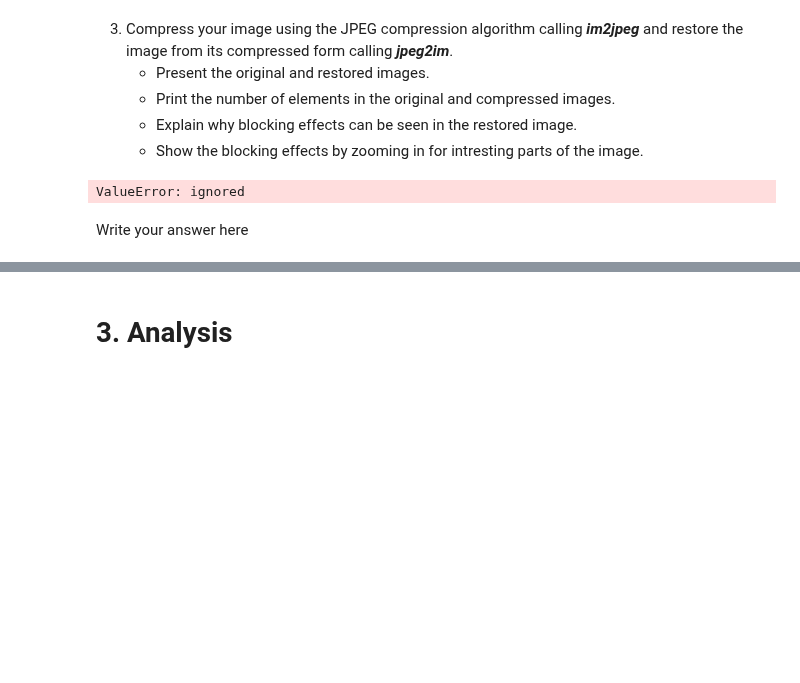
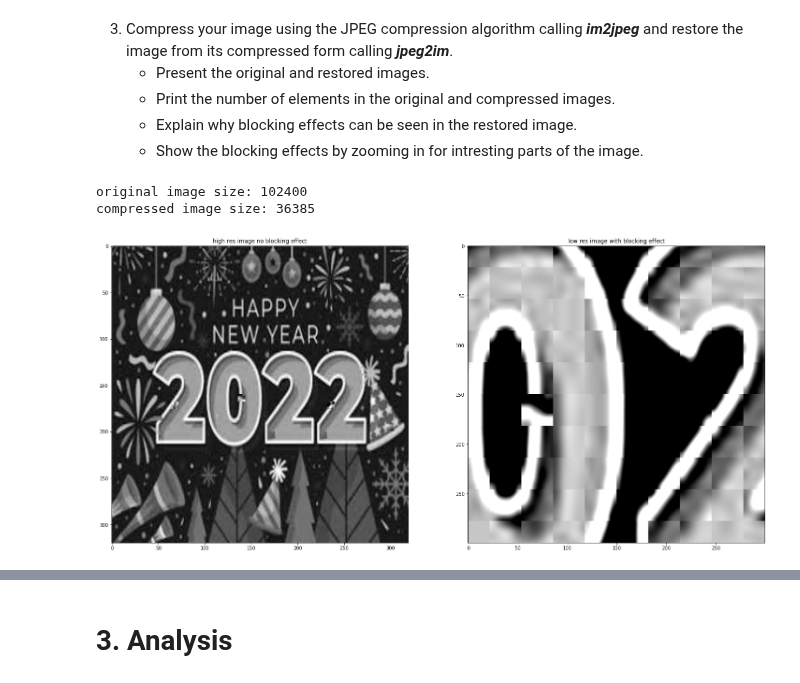
Before and after one commit to nadavschwalb/image_processing, a Jupyter notebook: Lab6_v2.ipynb, the cells around one changed output, grey strips where cells are left out. Saved outputs shown, nothing was run; the diff lists cells and outputs as text; code cells hidden in the pictures; blank space fills up the shorter version.

```diff
--- a/Lab6_v2.ipynb
+++ b/Lab6_v2.ipynb
@@ -79,7 +88,7 @@ def zigzag(M,N):
   for diag in zigzag_order:
     for j in diag:
       result.append(j)
-  return result
+  return np.array(result)
 # %% [markdown]
 2.   Implement ***block_to_zigzag(block, order)***
 
@@ -174,32 +190,27 @@ def im2jpeg(img, block_size=8, quality=1):
     # loop over image blocks
     for i in range(0, rows, block_size):
         for j in range(0, cols, block_size):
+                # Code the following steps
                 # 1. extract a block of size block_size x block_size and center the data range on zero: [0, 255] --> [-128, 127]:
                 block = (img[i:i+block_size, j:j+block_size] - 128).astype(np.int32)
+
 
                 # 2. perform dct to the block:
                 block_dct = dct_2d(block)
 
                 # 3. quantize your dct block using given quality factor:
                 block_dct_quantize = quantize(block_dct,quality,block_size)
-
                 # 4. reorder in a zigzag pattern
-                zigzag_pattern = block_to_zigzag(block_dct_quantize, order)
+                zigzaged_block = block_to_zigzag(block_dct_quantize,order)
 
                 # 5. omit trailing zeros in reordered block
-                nonzero = np.flatnonzero(zigzag_pattern)
-                if nonzero.size == 0:
-                  nonzero = 0
-                else:
-                  nonzero = nonzero[-1]
-                  zigzag_nonzero = np.zeros((nonzero+2,1),dtype=np.int32)
-                  zigzag_nonzero[:nonzero+1] = zigzag_pattern[:nonzero+1]
+                zigzaged_block_trimmed = np.trim_zeros(zigzaged_block)
 
                 # 6. add eob in the end of the block
-                zigzag_nonzero[:nonzero+1] = eob
+                zigzaged_block_trimmed = np.append(zigzaged_block_trimmed,np.array(eob))
 
                 # 7. append the dct block to the list
-                jpeg_list.append(zigzag_nonzero)
+                jpeg_list.append(zigzaged_block_trimmed)
 
     #convert the list to array
     jpeg_array = np.concatenate(jpeg_list,axis=None)
@@ -258,37 +269,24 @@ def jpeg2im(jpeg_img, block_size=8, quality = 1):
     * Print the number of elements in the original and compressed images.
     * Explain why blocking effects can be seen in the restored image.
     * Show the blocking effects by zooming in for intresting parts of the image.
-# %%
-jpeg_img = im2jpeg(NewYear_img)
-restored_jpeg_img = jpeg2im(jpeg_img)
-zoom_restored = restored_jpeg_img[0:85,0:58]
-zoom_original = NewYear_img[0:85,0:85]
-print ("Orginal image shape:")
-print(NewYear_img.shape)
-print ("\n")
-print ("comprassed array length:")
-print(len(jpeg_img))
-print ("\n")
-A =NewYear_img.shape[0]*NewYear_img.shape[1]
-print ("comprassion factor:")
-print(len(jpeg_img)/A)
-print ("\n")
-plt.figure()
-plt.subtitle("Orginal image")
-plt.imshow(NewYear_img, cmap='gray')
-plt.show()
-plt.figure()
-plt.subtitle("Restored jpeg image")
-plt.imshow(restored_jpeg_img, cmap='gray')
-plt.show()
-plt.figure()
-plt.subtitle("Zoom in - original img")
-plt.imshow(zoom_original, cmap='gray')
-plt.show()
-print ("Zoom in - restored jpeg img")
-plt.imshow(zoom_restored, cmap='gray')
-plt.show()
-# %% [output]
-ValueError: ignored
-# %% [markdown]
-Write your answer here
+# %%
+compressed_img_no_blocking = im2jpeg(NewYear_img,block_size=8,quality=1)
+decompressed_img_no_blocking = jpeg2im(compressed_img_no_blocking,block_size=8,quality=1)
+compressed_img_blocking = im2jpeg(NewYear_img,block_size=64,quality=10)
+decompressed_img_blocking = jpeg2im(compressed_img_no_blocking,block_size=32,quality=10)
+print(f"original image size: {NewYear_img.size}")
+print(f"compressed image size: {compressed_img_no_blocking.size}")
+fig = plt.figure(figsize=(25,25))
+plt.subplot(121)
+plt.title('high res image no blocking effect')
+plt.imshow(decompressed_img_no_blocking,cmap='gray')
+plt.subplot(122)
+plt.title('low res image with blocking effect')
+center = int(decompressed_img_blocking.shape[0]/2)
+zoom = 150
+plt.imshow(decompressed_img_blocking[center-zoom:center+zoom,center-zoom:center+zoom],cmap='gray')
+plt.show()
+# %% [output]
+original image size: 102400
+compressed image size: 36385
+[figure, added]
```
Also changed, not shown: parts of 23 cells of this notebook.
